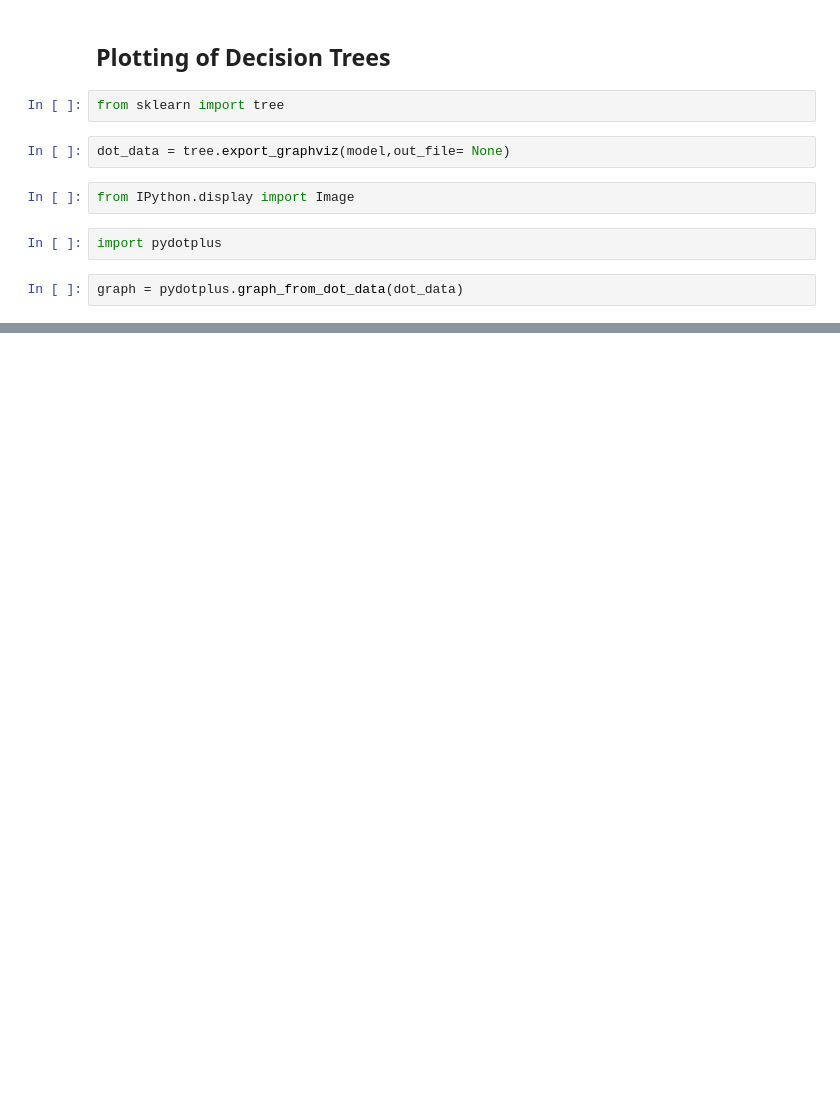
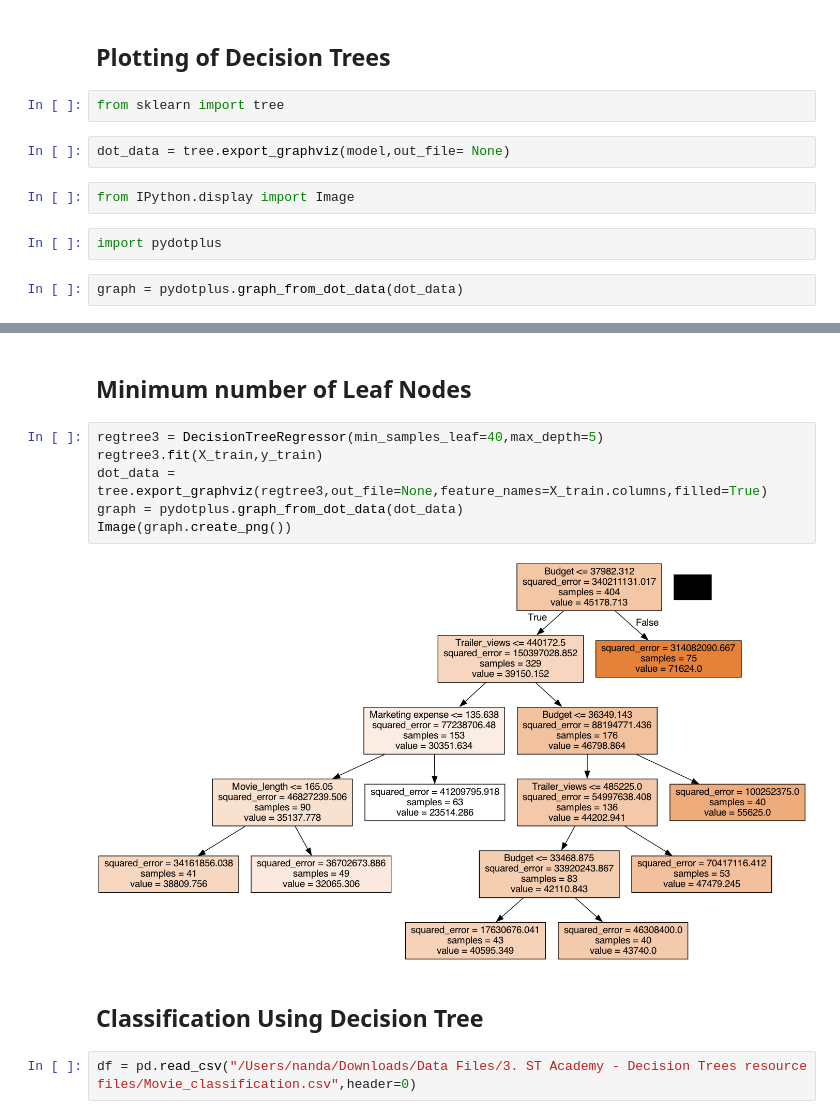
Before and after one commit to Nanda-Kiran-Royal/ML_practice, a Jupyter notebook: Decision_Tree.ipynb, the cells around one changed output, grey strips where cells are left out. Drawn from its saved outputs; the diff is of its cells as text; blank space fills up the shorter version.

```diff
--- a/Decision_Tree.ipynb
+++ b/Decision_Tree.ipynb
@@ -187,0 +211,14 @@ Image(graph.create_png())
+# %% [markdown]
+## Minimum number of Leaf Nodes
+# %%
+regtree3 = DecisionTreeRegressor(min_samples_leaf=40,max_depth=5)
+regtree3.fit(X_train,y_train)
+dot_data = tree.export_graphviz(regtree3,out_file=None,feature_names=X_train.columns,filled=True)
+graph = pydotplus.graph_from_dot_data(dot_data)
+Image(graph.create_png())
+# %% [output]
+[figure, added]
+# %% [markdown]
+## Classification Using Decision Tree
+# %%
+df = pd.read_csv("/Users/nanda/Downloads/Data Files/3. ST Academy - Decision Trees resource files/Movie_classification.csv",header=0)
```
Also changed, not shown: parts of 77 cells of this notebook, 1 other file.
